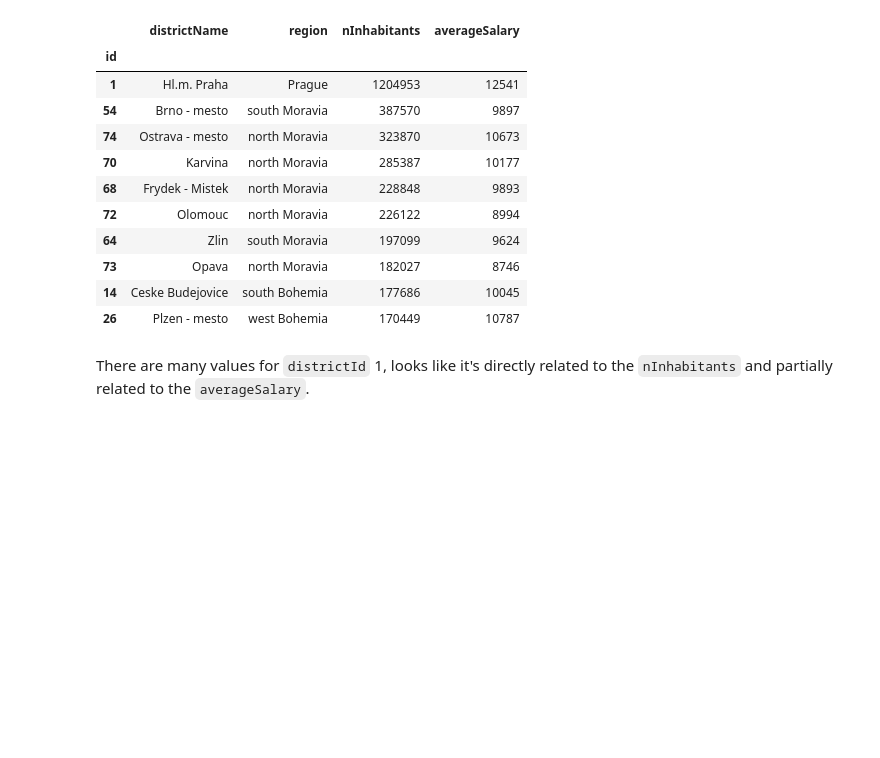
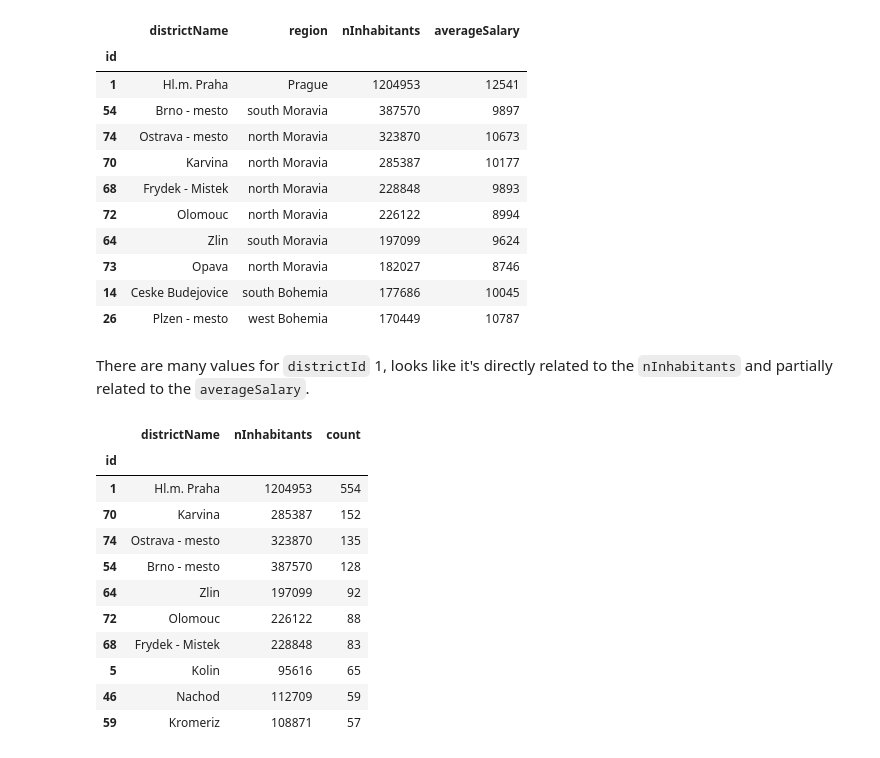
Before and after one commit to adr1an0s0ar3s/feup-ac-22-23, a Jupyter notebook: notebooks/account.ipynb, the cells around one changed output. Saved outputs shown, nothing was run; the diff lists cells and outputs as text; code cells hidden in the pictures; blank space fills up the shorter version.

```diff
--- a/notebooks/account.ipynb
+++ b/notebooks/account.ipynb
@@ -100,3 +100,20 @@ district.sort_values('nInhabitants', ascending=False).iloc[:10][['districtName',
 | 26 | Plzen - mesto | west Bohemia | 170449 | 10787 |
 # %% [markdown]
 There are many values for `districtId` 1, looks like it's directly related to the `nInhabitants` and partially related to the `averageSalary`.
+# %%
+temp = district.iloc[df['districtId'].value_counts().iloc[:10].index-1][['districtName', 'nInhabitants']]
+temp['count'] = df['districtId'].value_counts().iloc[:10]
+temp
+# %% [output]
+|  | districtName | nInhabitants | count |
+| id |  |  |  |
+| 1 | Hl.m. Praha | 1204953 | 554 |
+| 70 | Karvina | 285387 | 152 |
+| 74 | Ostrava - mesto | 323870 | 135 |
+| 54 | Brno - mesto | 387570 | 128 |
+| 64 | Zlin | 197099 | 92 |
+| 72 | Olomouc | 226122 | 88 |
+| 68 | Frydek - Mistek | 228848 | 83 |
+| 5 | Kolin | 95616 | 65 |
+| 46 | Nachod | 112709 | 59 |
+| 59 | Kromeriz | 108871 | 57 |
```
Also changed, not shown: parts of 1 cell of this notebook, 4 other files.
